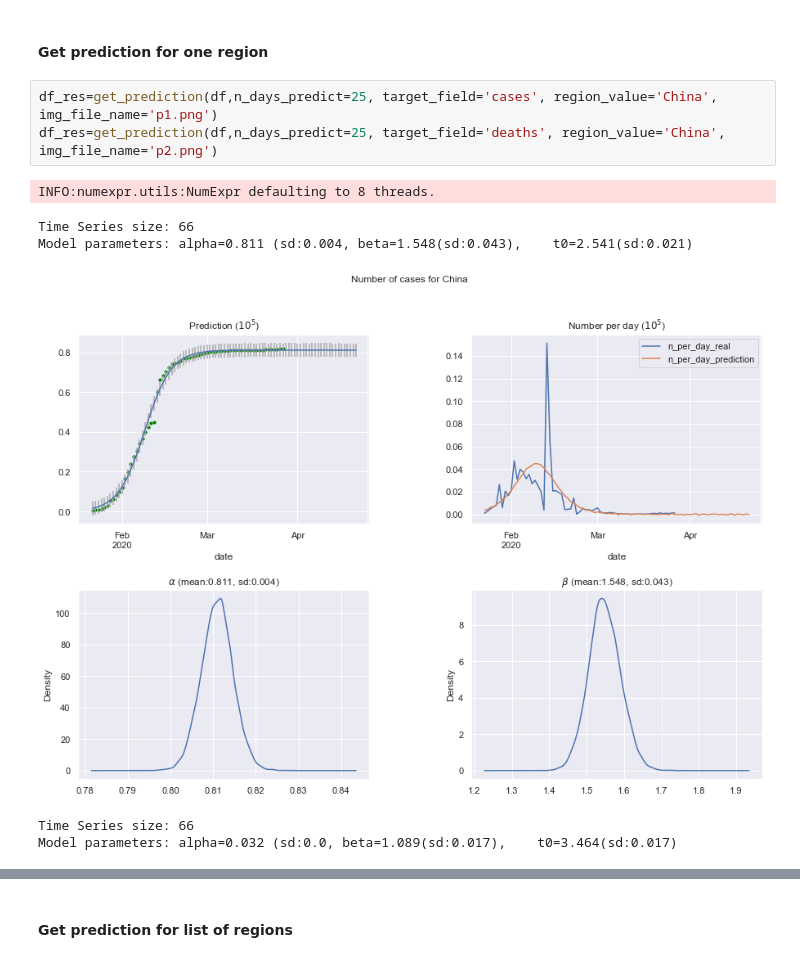
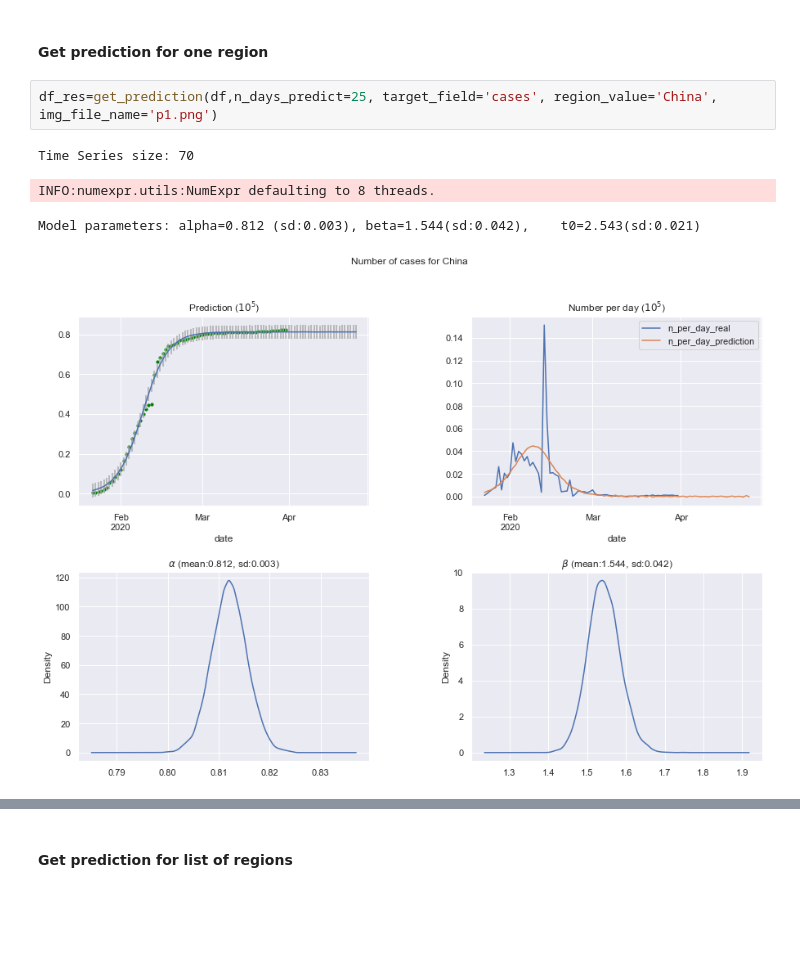
Before and after one commit to pavlyshenko/covid19, a Jupyter notebook: covid19_predict.ipynb, the cells around one changed output, grey strips where cells are left out. Saved outputs shown, nothing was run; the diff lists cells and outputs as text; blank space fills up the shorter version.

```diff
--- a/covid19_predict.ipynb
+++ b/covid19_predict.ipynb
@@ -44,11 +44,8 @@ Done
 #### Get prediction for one region
 # %%
 df_res=get_prediction(df,n_days_predict=25, target_field='cases', region_value='China', img_file_name='p1.png')
-df_res=get_prediction(df,n_days_predict=25, target_field='deaths', region_value='China', img_file_name='p2.png')
 # %% [output]
-INFO:numexpr.utils:NumExpr defaulting to 8 threads.
+Time Series size: 70
-Time Series size: 66
-Model parameters: alpha=0.811 (sd:0.004, beta=1.548(sd:0.043),    t0=2.541(sd:0.021)
+INFO:numexpr.utils:NumExpr defaulting to 8 threads.
+Model parameters: alpha=0.812 (sd:0.003), beta=1.544(sd:0.042),    t0=2.543(sd:0.021)
-[figure, old version]
+[figure, new version]
-Time Series size: 66
-Model parameters: alpha=0.032 (sd:0.0, beta=1.089(sd:0.017),    t0=3.464(sd:0.017)
```
Also changed, not shown: parts of 2 cells of this notebook, 19 other files.
